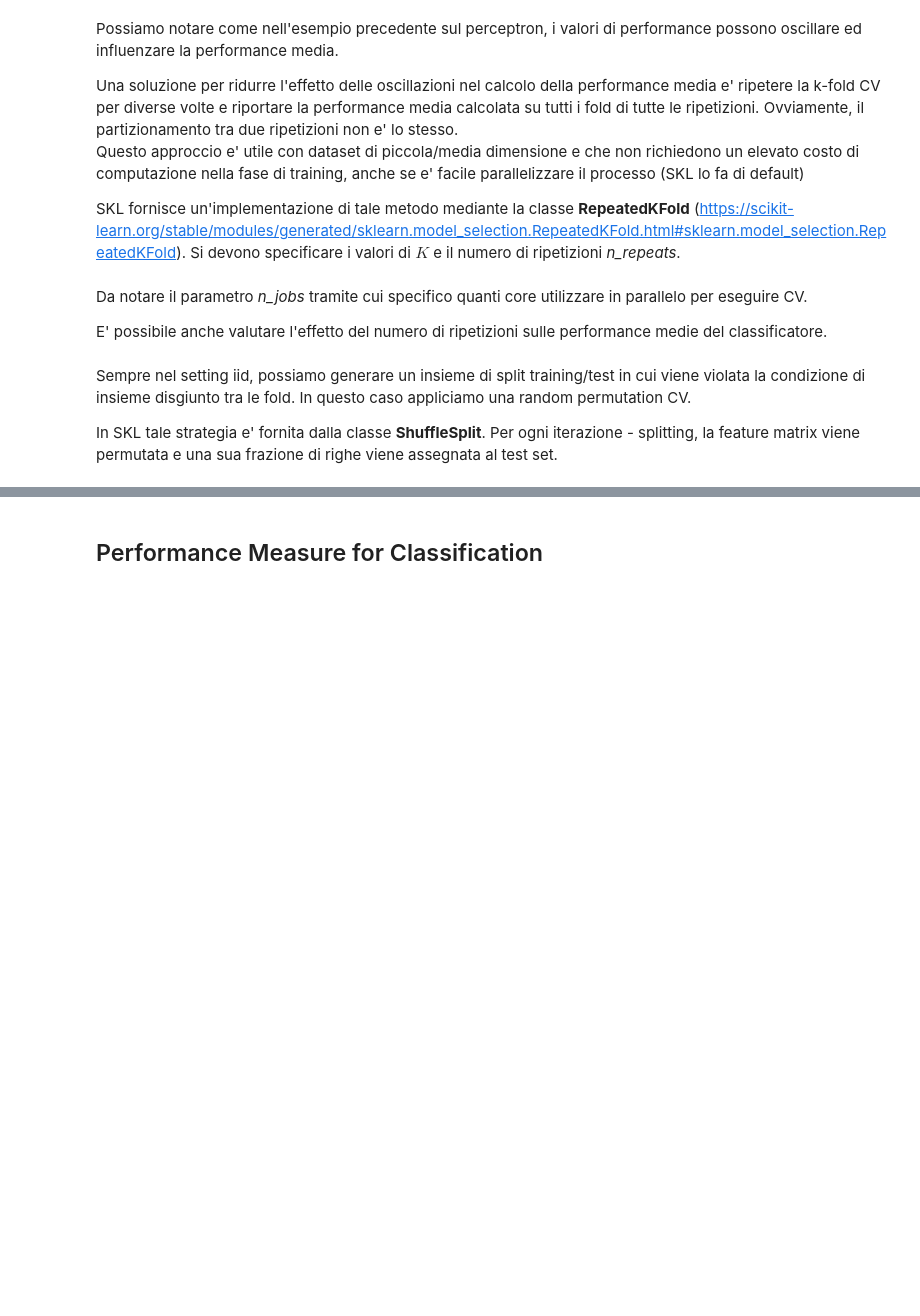
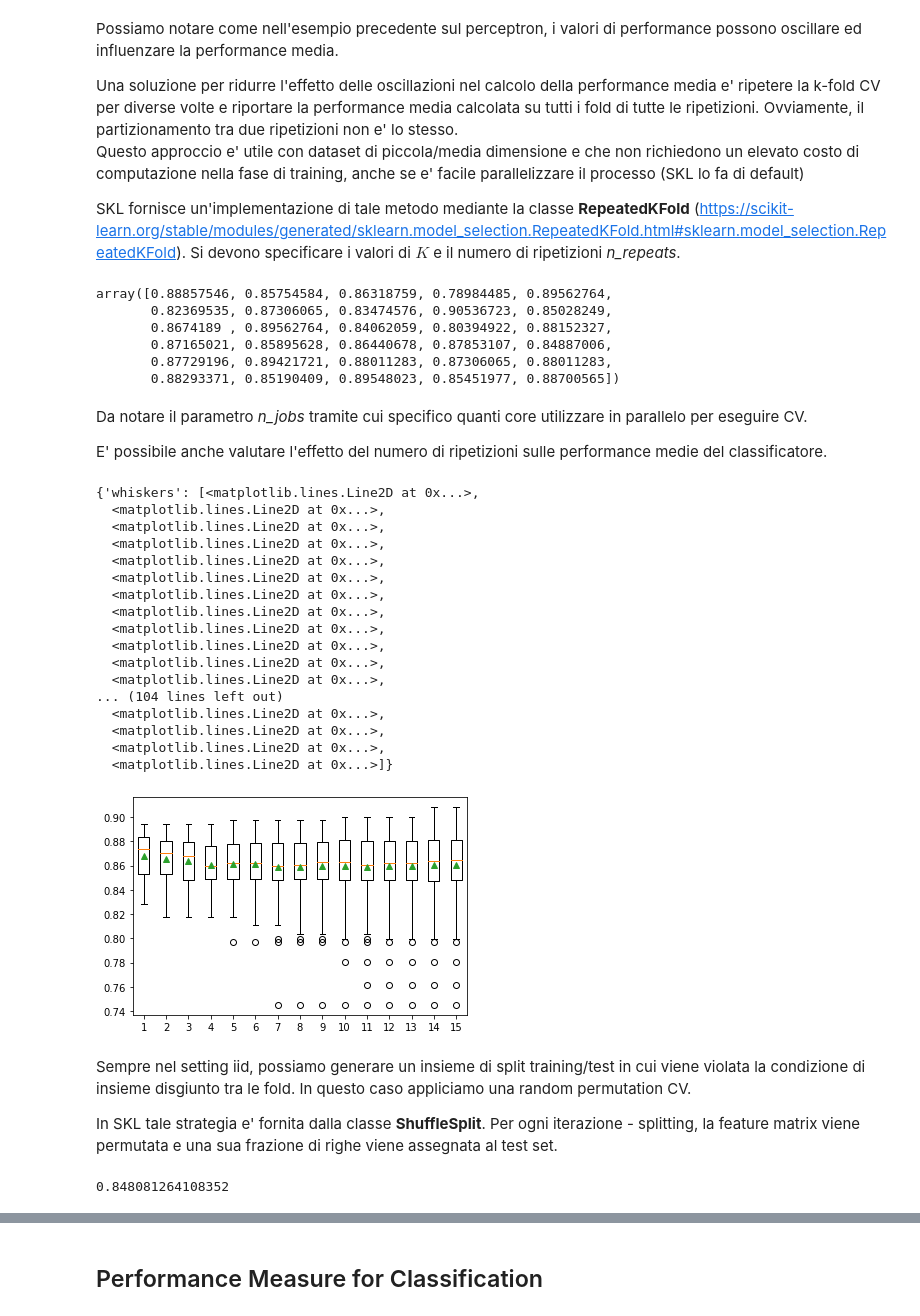
Before and after one commit to matzigno/CSML22, a Jupyter notebook: Classification/Classification.ipynb, the cells around one changed output, grey strips where cells are left out. Drawn from its saved outputs; the diff is of its cells as text; code cells hidden in the pictures; blank space fills up the shorter version.

```diff
--- a/Classification/Classification.ipynb
+++ b/Classification/Classification.ipynb
@@ -291,6 +333,16 @@ Una soluzione per ridurre l'effetto delle oscillazioni nel calcolo della perform
 Questo approccio e' utile con dataset di piccola/media dimensione e che non richiedono un elevato costo di computazione nella fase di training, anche se e' facile parallelizzare il processo (SKL lo fa di default)
 
 SKL fornisce un'implementazione di tale metodo mediante la classe **RepeatedKFold** (https://scikit-learn.org/stable/modules/generated/sklearn.model_selection.RepeatedKFold.html#sklearn.model_selection.RepeatedKFold). Si devono specificare i valori di $K$ e il numero di ripetizioni *n_repeats*.
+# %%
+rkf = RepeatedKFold(n_splits=10, n_repeats=3)
+cross_val_score(p, X_train, y_train, cv = rkf)
+# %% [output]
+array([0.88857546, 0.85754584, 0.86318759, 0.78984485, 0.89562764,
+       0.82369535, 0.87306065, 0.83474576, 0.90536723, 0.85028249,
+       0.8674189 , 0.89562764, 0.84062059, 0.80394922, 0.88152327,
+       0.87165021, 0.85895628, 0.86440678, 0.87853107, 0.84887006,
+       0.87729196, 0.89421721, 0.88011283, 0.87306065, 0.88011283,
+       0.88293371, 0.85190409, 0.89548023, 0.85451977, 0.88700565])
 # %% [markdown]
 Da notare il parametro *n_jobs* tramite cui specifico quanti core utilizzare in parallelo per eseguire CV.
 
@@ -298,17 +350,45 @@ E' possibile anche valutare l'effetto del numero di ripetizioni sulle performanc
 # %%
 def valuta_modello_ripetizione(X, y, repeats):
     cv = RepeatedKFold(n_splits=10, n_repeats=repeats, random_state=1)
     model = Perceptron()
     scores = cross_val_score(model, X, y, cv=cv, n_jobs=-1)
     return scores
+
+repeats = range(1,16)
+results = list()
+for i in repeats:
+    scores = valuta_modello_ripetizione(feature_matrix, credit_card_label, i)
+    results.append(scores)
+plt.boxplot(results, labels = [str(i) for i in repeats], showmeans=True)
+# %% [output]
+{'whiskers': [<matplotlib.lines.Line2D at 0x...>,
+  <matplotlib.lines.Line2D at 0x...>,
+  <matplotlib.lines.Line2D at 0x...>,
+  <matplotlib.lines.Line2D at 0x...>,
+  <matplotlib.lines.Line2D at 0x...>,
+  <matplotlib.lines.Line2D at 0x...>,
+  <matplotlib.lines.Line2D at 0x...>,
+  <matplotlib.lines.Line2D at 0x...>,
+  <matplotlib.lines.Line2D at 0x...>,
+  <matplotlib.lines.Line2D at 0x...>,
+  <matplotlib.lines.Line2D at 0x...>,
+  <matplotlib.lines.Line2D at 0x...>,
+... (104 lines left out)
+  <matplotlib.lines.Line2D at 0x...>,
+  <matplotlib.lines.Line2D at 0x...>,
+  <matplotlib.lines.Line2D at 0x...>,
+  <matplotlib.lines.Line2D at 0x...>]}
+[figure, added]
 # %% [markdown]
 Sempre nel setting iid, possiamo generare un insieme di split training/test in cui viene violata la condizione di insieme disgiunto tra le fold. In questo caso appliciamo una random permutation CV.
 
 In SKL tale strategia e' fornita dalla classe **ShuffleSplit**. Per ogni iterazione - splitting, la feature matrix viene permutata e una sua frazione di righe viene assegnata al test set.
 # %%
 spf = ShuffleSplit(n_splits = 10, test_size = 0.25)
-perceptron_score = cross_val_score(perceptron, X_train, y_train, cv = rkf, n_jobs=-1)
+perceptron_score = cross_val_score(p, X_train, y_train, cv = spf, n_jobs=-1)
 perceptron_score.mean()
+# %% [output]
+0.848081264108352
 # %% [markdown]
 In questo modo si ha un controllo maggiore sulla porzione di elementi nel test e si perde la dipendenza tra $k$ e *test_size*
 
```
Also changed, not shown: parts of 16 cells of this notebook.
